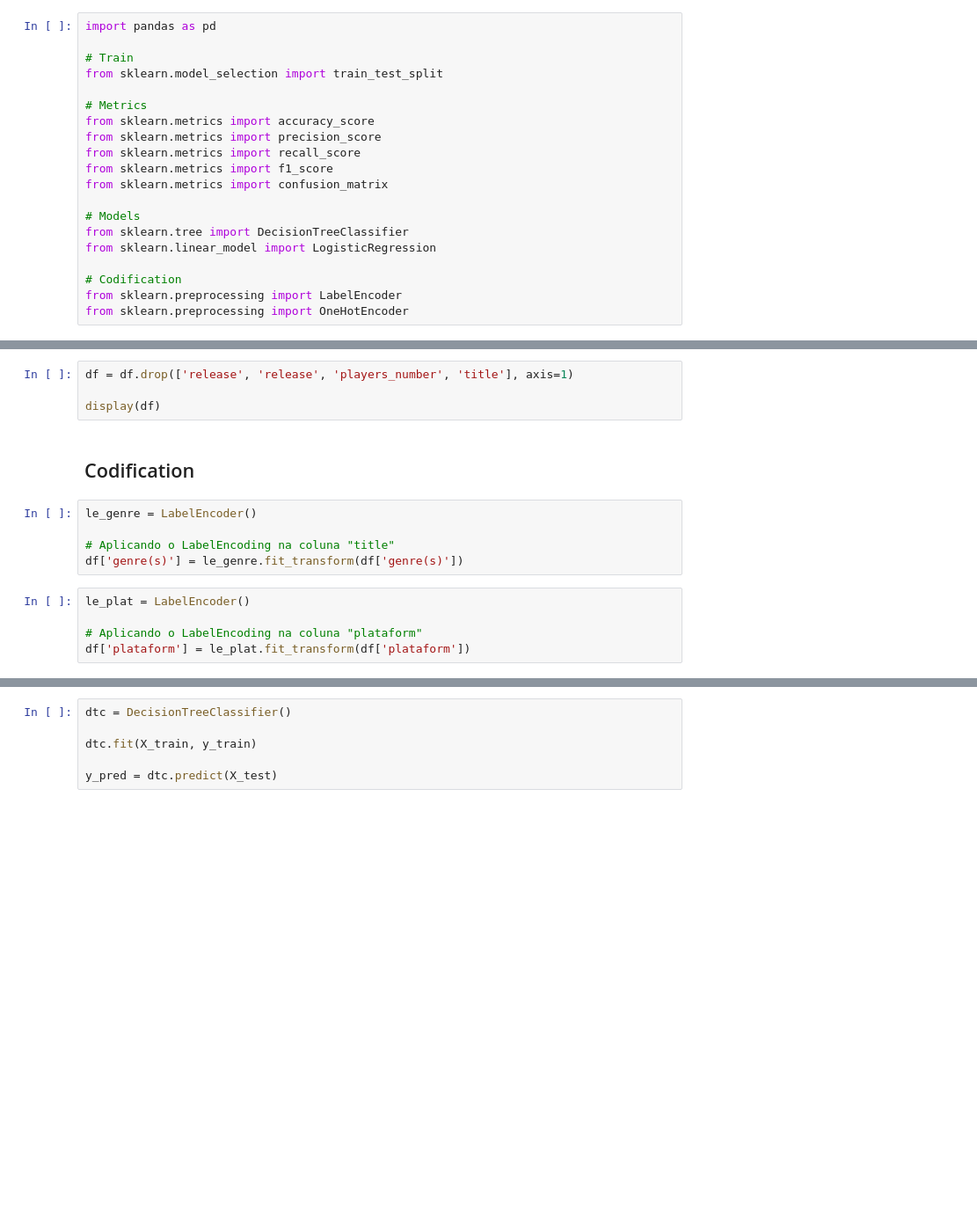
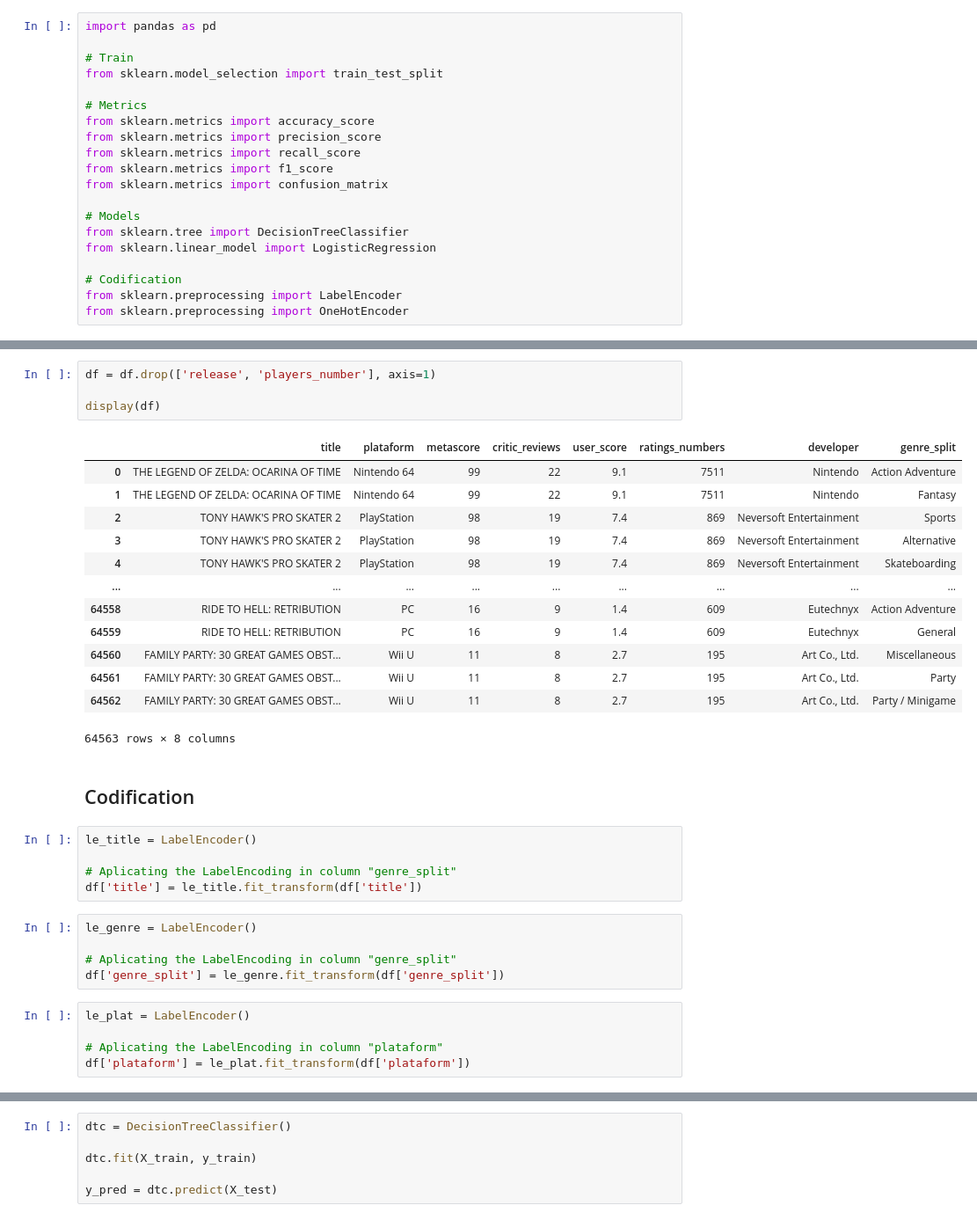
Before and after one commit to joaomoura05/Games-Classification, a Jupyter notebook: GamesClassificationModel.ipynb, the cells around one changed output, grey strips where cells are left out. Shown: that part at 88% size. Drawn from its saved outputs; the diff is of its cells as text; blank space fills up the shorter version.

```diff
--- a/GamesClassificationModel.ipynb
+++ b/GamesClassificationModel.ipynb
@@ -27,18 +60,37 @@ df.sort_values('numbers_ratings').head(15)
 # %%
-df = df.drop(['release', 'release', 'players_number', 'title'], axis=1)
+df = df.drop(['release', 'players_number'], axis=1)
 
 display(df)
+# %% [output]
+|  | title | plataform | metascore | critic_reviews | user_score | ratings_numbers | developer | genre_split |
+| 0 | THE LEGEND OF ZELDA: OCARINA OF TIME | Nintendo 64 | 99 | 22 | 9.1 | 7511 | Nintendo | Action Adventure |
+| 1 | THE LEGEND OF ZELDA: OCARINA OF TIME | Nintendo 64 | 99 | 22 | 9.1 | 7511 | Nintendo | Fantasy |
+| 2 | TONY HAWK'S PRO SKATER 2 | PlayStation | 98 | 19 | 7.4 | 869 | Neversoft Entertainment | Sports |
+| 3 | TONY HAWK'S PRO SKATER 2 | PlayStation | 98 | 19 | 7.4 | 869 | Neversoft Entertainment | Alternative |
+| 4 | TONY HAWK'S PRO SKATER 2 | PlayStation | 98 | 19 | 7.4 | 869 | Neversoft Entertainment | Skateboarding |
+| ... | ... | ... | ... | ... | ... | ... | ... | ... |
+| 64558 | RIDE TO HELL: RETRIBUTION | PC | 16 | 9 | 1.4 | 609 | Eutechnyx | Action Adventure |
+| 64559 | RIDE TO HELL: RETRIBUTION | PC | 16 | 9 | 1.4 | 609 | Eutechnyx | General |
+| 64560 | FAMILY PARTY: 30 GREAT GAMES OBST... | Wii U | 11 | 8 | 2.7 | 195 | Art Co., Ltd. | Miscellaneous |
+| 64561 | FAMILY PARTY: 30 GREAT GAMES OBST... | Wii U | 11 | 8 | 2.7 | 195 | Art Co., Ltd. | Party |
+| 64562 | FAMILY PARTY: 30 GREAT GAMES OBST... | Wii U | 11 | 8 | 2.7 | 195 | Art Co., Ltd. | Party / Minigame |
+64563 rows × 8 columns
 # %% [markdown]
 ## Codification
+# %%
+le_title = LabelEncoder()
+
+# Aplicating the LabelEncoding in column "genre_split"
+df['title'] = le_title.fit_transform(df['title'])
 # %%
 le_genre = LabelEncoder()
 
-# Aplicando o LabelEncoding na coluna "title"
-df['genre(s)'] = le_genre.fit_transform(df['genre(s)'])
+# Aplicating the LabelEncoding in column "genre_split"
+df['genre_split'] = le_genre.fit_transform(df['genre_split'])
 # %%
 le_plat = LabelEncoder()
 
-# Aplicando o LabelEncoding na coluna "plataform"
+# Aplicating the LabelEncoding in column "plataform"
 df['plataform'] = le_plat.fit_transform(df['plataform'])
 # %%
 le_developer = LabelEncoder()
```
Also changed, not shown: parts of 14 cells of this notebook, 1 other file.
